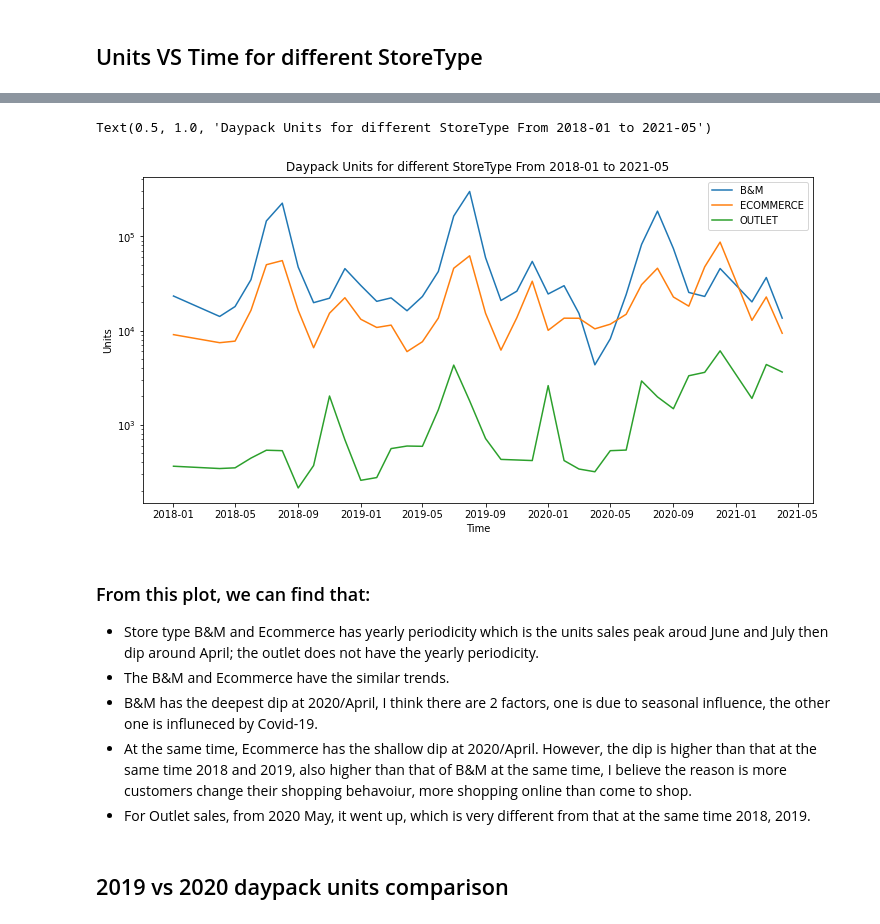
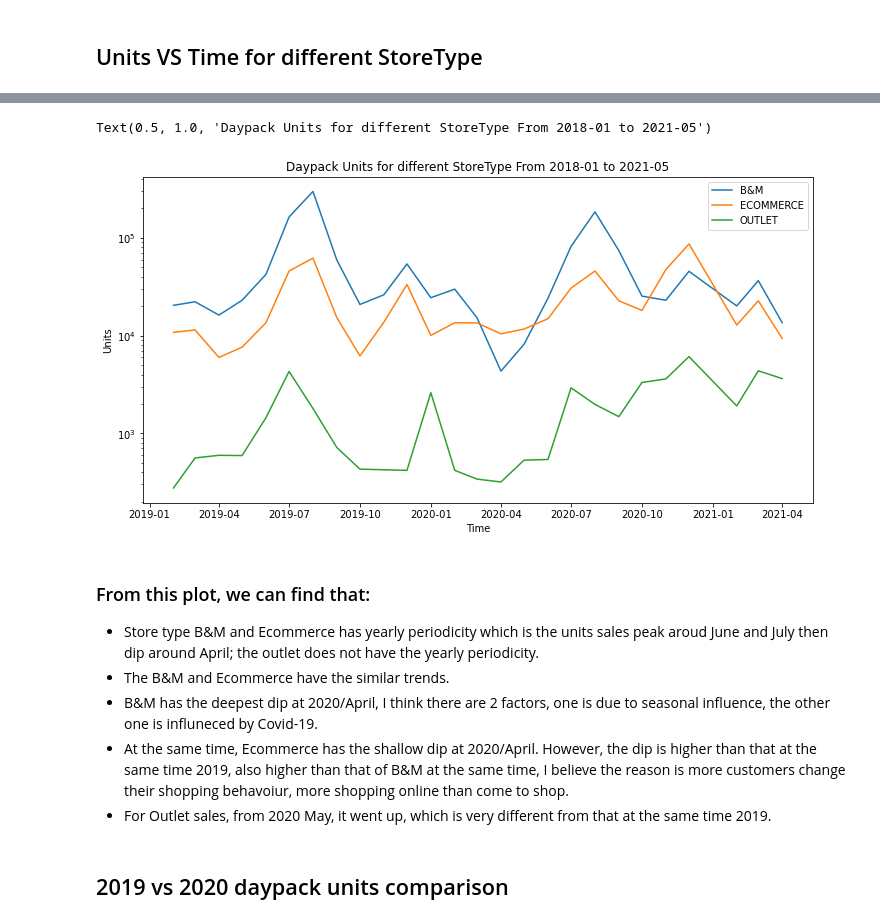
Before and after one commit to lstark85/Project1, a Jupyter notebook: starter_code.ipynb, the cells around one changed output, grey strips where cells are left out. Saved outputs shown, nothing was run; the diff lists cells and outputs as text; code cells hidden in the pictures.

Commit message:
fixed plot

```diff
--- a/starter_code.ipynb
+++ b/starter_code.ipynb
@@ -48,25 +57,25 @@ df1
 # %%
 df2 = df1.groupby(['StoreType','Month']).agg({'Units':'sum'}).reset_index()
 fig, ax = plt.subplots(1, 1, figsize=(12, 6))
 for storetype in df2['StoreType'].unique().tolist():
     # storetype = 'ECOMMERCE'
-    df3 = df2[df2['StoreType']==storetype].copy().reset_index()
+    df3 = df2[(df2['StoreType']==storetype) & (df2['Month']>='2019-02-01')].copy().reset_index()
     ax.plot(df3['Month'], df3['Units'], label=storetype)
 ax.legend()
 ax.set_yscale('log')
 ax.set_xlabel('Time')
 ax.set_ylabel('Units')
 ax.set_title('Daypack Units for different StoreType From 2018-01 to 2021-05')
 # %% [output]
 Text(0.5, 1.0, 'Daypack Units for different StoreType From 2018-01 to 2021-05')
-[figure, old version]
+[figure, new version]
 # %% [markdown]
 ### From this plot, we can find that:
 * Store type B&M and Ecommerce has yearly periodicity which is the units sales peak aroud June and July then dip around April; the outlet does not have the yearly periodicity.
 * The B&M and Ecommerce have the similar trends.
 * B&M has the deepest dip at 2020/April, I think there are 2 factors, one is due to seasonal influence, the other one is influneced by Covid-19.
-* At the same time, Ecommerce has the shallow dip at 2020/April. However, the dip is higher than that at the same time 2018 and 2019, also higher than that of B&M at the same time, I believe the reason is more customers change their shopping behavoiur, more shopping online than come to shop.
-* For Outlet sales, from 2020 May, it went up, which is very different from that at the same time 2018, 2019.
+* At the same time, Ecommerce has the shallow dip at 2020/April. However, the dip is higher than that at the same time  2019, also higher than that of B&M at the same time, I believe the reason is more customers change their shopping behavoiur, more shopping online than come to shop.
+* For Outlet sales, from 2020 May, it went up, which is very different from that at the same time 2019.
 # %% [markdown]
 ## 2019 vs 2020 daypack units comparison
 # %%
```
Also changed, not shown: parts of 4 cells of this notebook.
